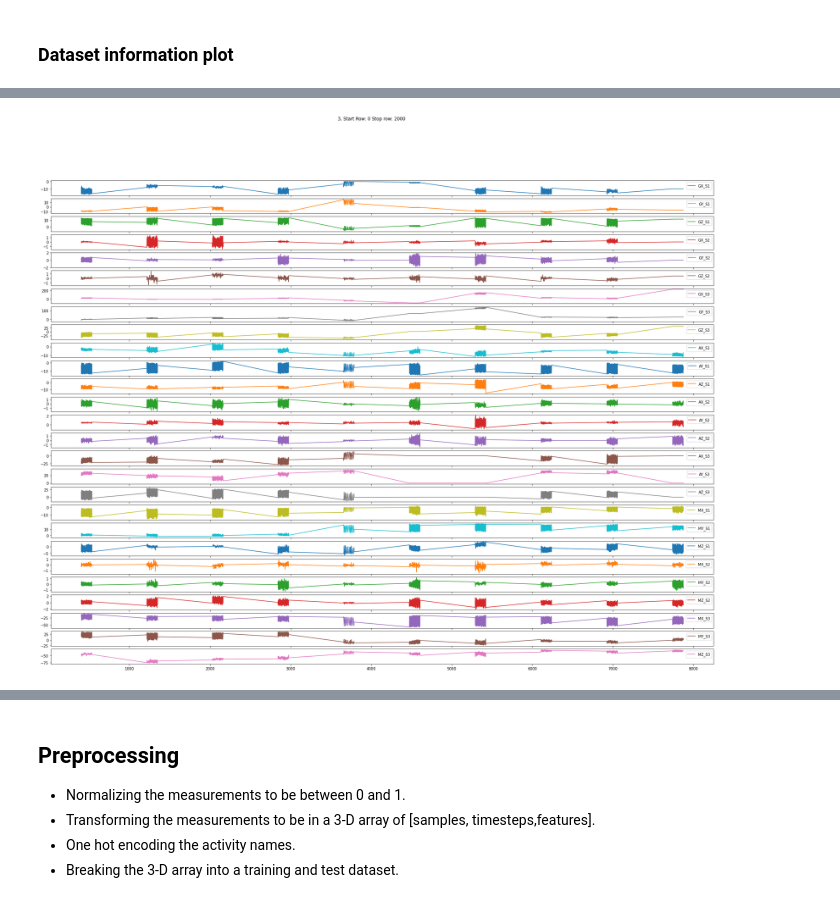
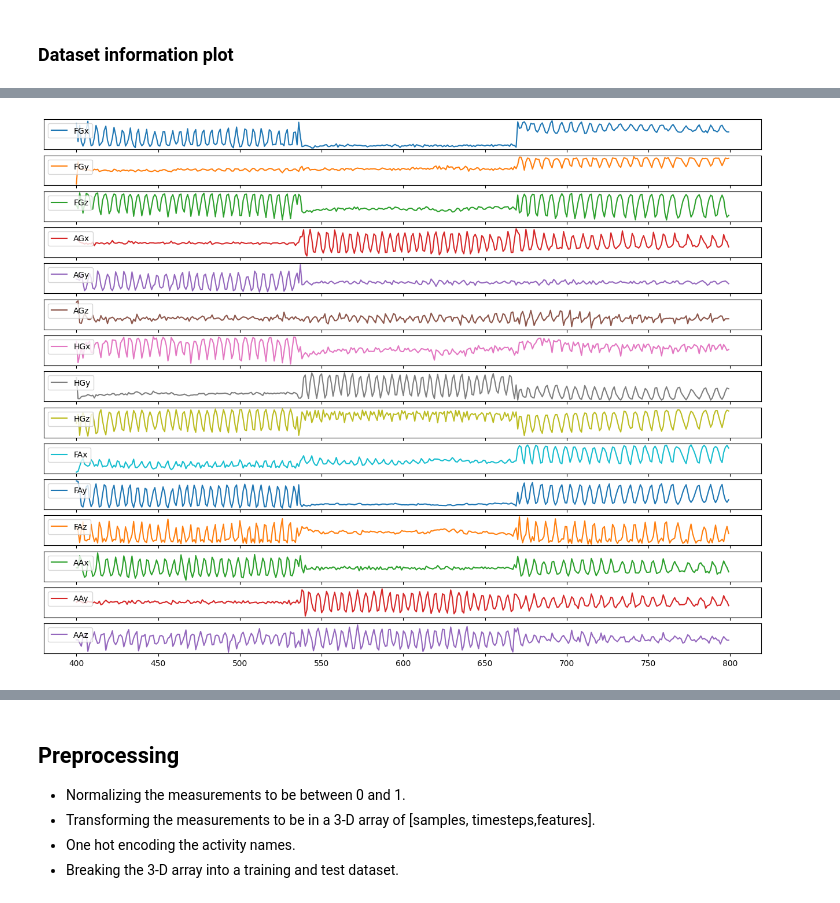
Before and after one commit to StadynR/HAR-imu-photogrammetry, a Jupyter notebook: Notebooks/Dataset 3/IMU.ipynb, the cells around one changed output, grey strips where cells are left out. Cells and saved outputs as stored; diff of their text form; code cells hidden in the pictures.

```diff
--- a/Notebooks/Dataset 3/IMU.ipynb
+++ b/Notebooks/Dataset 3/IMU.ipynb
@@ -67,13 +67,23 @@ countOfActivities.plot(kind='bar',title='Number of readings by Activity Type',fi
 # %% [output]
 [figure]
 # %%
+import matplotlib.pyplot as plt
+labs = ['FGx','FGy','FGz','AGx','AGy','AGz','HGx','HGy','HGz','FAx','FAy','FAz','AAx','AAy','AAz']
+
 def plot_activity(activity,df,start=0,stop=2000):
-  extractRowsOfActivity = (df['EJERCICIO'] == int(activity))  # Output will be true/false.
-  data = df[extractRowsOfActivity] # data has only rows that are for the requested activity.
-  data = data.iloc[:, 3:] # data has only the accelerometer columns.
+  # extractRowsOfActivity = (df['EJERCICIO'] == int(activity))  # Output will be true/false.
+  data = df[:] # data has only rows that are for the
+  # data = data['GX_S1','GY_S1','GZ_S1','GX_S2','GY_S2','GZ_S2','GX_S3','GY_S3','GZ_S3','AX_S1','AY_S1','AZ_S1','AX_S2','AY_S2','AZ_S2','AX_S3','AY_S3','AZ_S3','MX_S1','MY_S1','MZ_S1','MX_S2','MY_S2','MZ_S2','MX_S3','MY_S3','MZ_S3'] # data has only the accelerometer columns.
+  data = data[['GX_S1','GY_S1','GZ_S1','GX_S2','GY_S2','GZ_S2','GX_S3','GY_S3','GZ_S3','AX_S1','AY_S1','AZ_S1','AX_S2','AY_S2','AZ_S2']] # data has only the accelerometer columns.
   data = data[start:stop]
 
-  ax = data.plot(subplots=True,figsize=(32,24),title=activity+ ', Start Row: '+str(start)+' Stop row: '+str(stop)) # Plot accelerometer for the activity.
+  ax = data.plot(subplots=True,figsize=(16,12)) # Plot accelerometer for the activity.
+  ax = ax.flat
+  fig = ax[0].get_figure()
+  for idx, x in enumerate(ax):
+    x.legend([labs[idx]], loc="upper left")
+    x.set_yticks([])
+  plt.show()
 # %%
 df.plot(subplots=True,figsize=(16,12))
 # %% [output]
@@ -99,4 +97,4 @@ df['EJERCICIO'].head(2000).plot(figsize=(16,12))
 # %%
-plot_activity('3',df)
+plot_activity('3',df, 400, 800)
 # %% [output]
-[figure, old version]
+[figure, new version]
```
Also changed, not shown: parts of 100 cells of this notebook.
